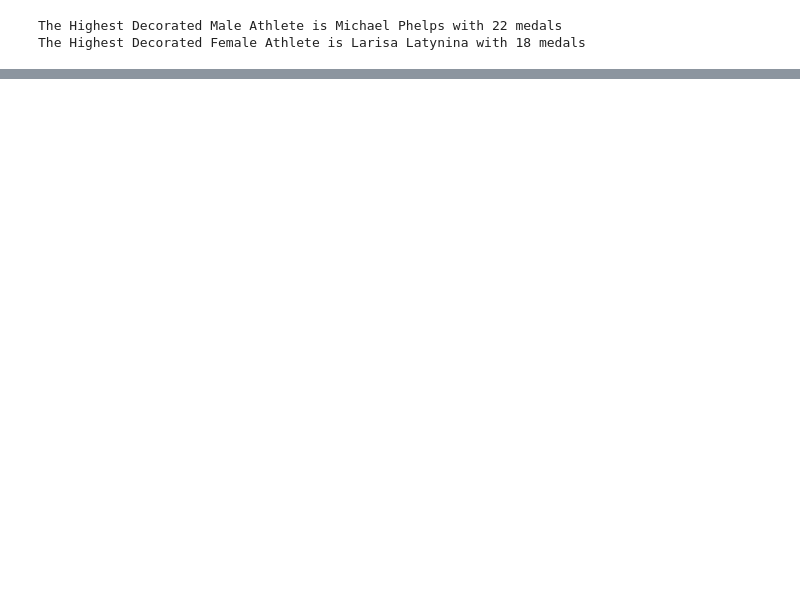
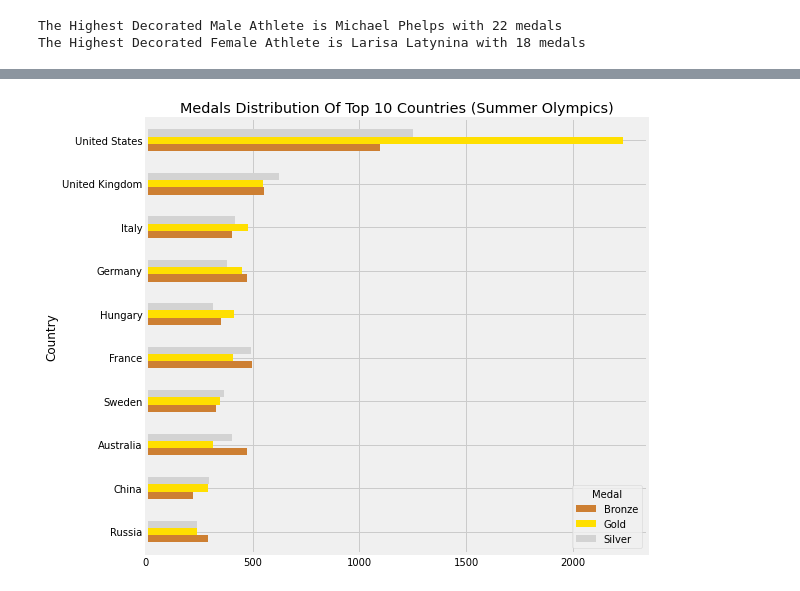
Before and after one commit to eozhisarcikli/olympic-game-analysis, a Jupyter notebook: Analysis & Visualization.ipynb, the cells around one changed output, grey strips where cells are left out. Cells and saved outputs as stored; diff of their text form; code cells hidden in the pictures; blank space fills up the shorter version.

```diff
--- a/Analysis & Visualization.ipynb
+++ b/Analysis & Visualization.ipynb
@@ -64,0 +185,4 @@ The Highest Decorated Female Athlete is Larisa Latynina with 18 medals
+# %%
+medals_country_summer = summer.groupby(['Country','Medal'])['Athlete'].count().reset_index().sort_values(by='Country',ascending=False)
+medals_country_summer = medals_country_summer.pivot('Country','Medal','Athlete').fillna(0)
+medals_country_summer
@@ -64,0 +204,4 @@ The Highest Decorated Female Athlete is Larisa Latynina with 18 medals
+# %%
+top_summer = medals_country_summer.sort_values(by='Gold',ascending=False)[:10]
+top_summer = top_summer.sort_values(['Gold','Silver','Bronze'],ascending=True)
+top_summer
@@ -64,0 +221,8 @@ The Highest Decorated Female Athlete is Larisa Latynina with 18 medals
+# %%
+top_summer.plot.barh(width=0.5,color=['#CD7F32','#FFDF00','#D3D3D3'])
+fig = plt.gcf()
+fig.set_size_inches(8,8)
+plt.title('Medals Distribution Of Top 10 Countries (Summer Olympics)')
+plt.show()
+# %% [output]
+[figure, added]
```
Also changed, not shown: parts of 28 cells of this notebook.
